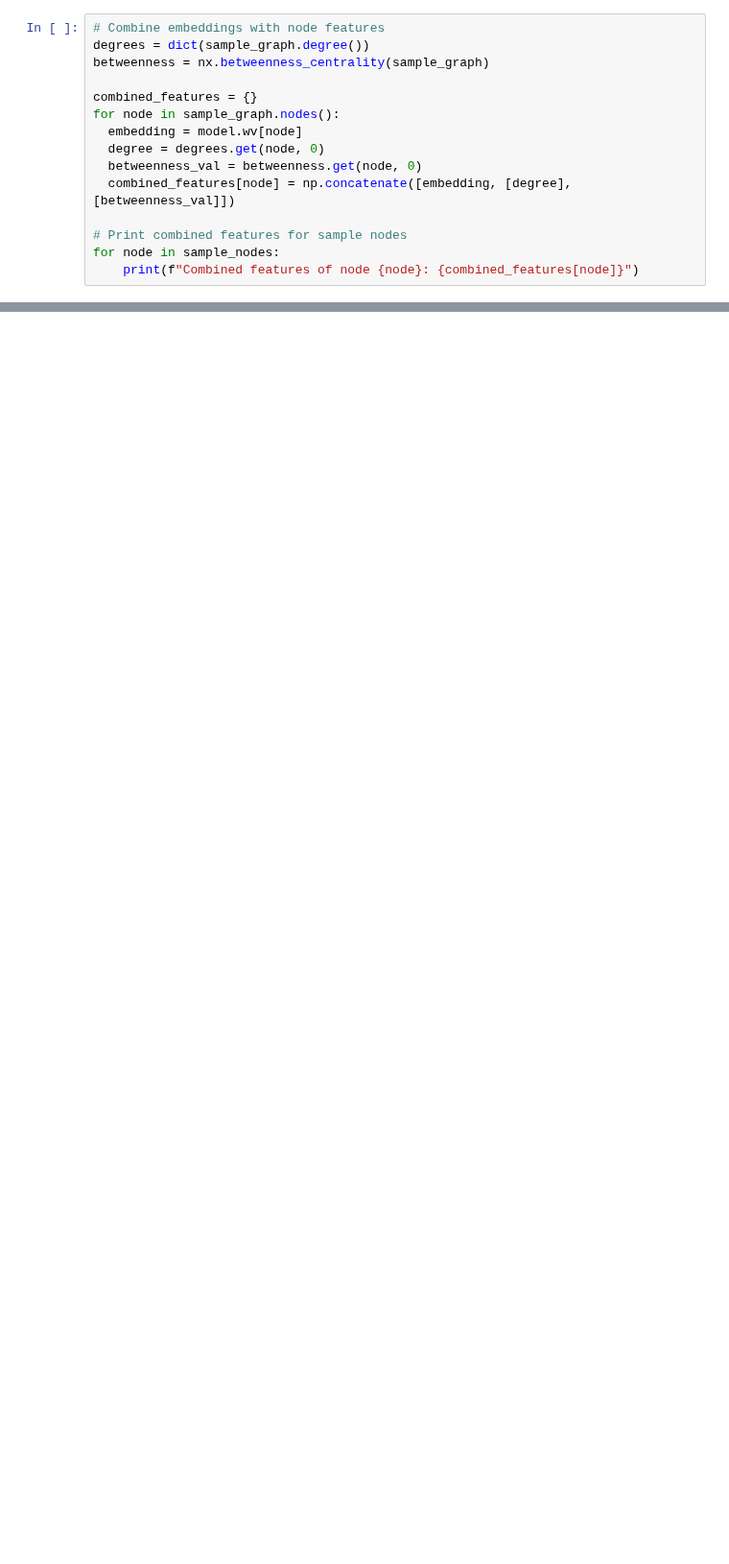
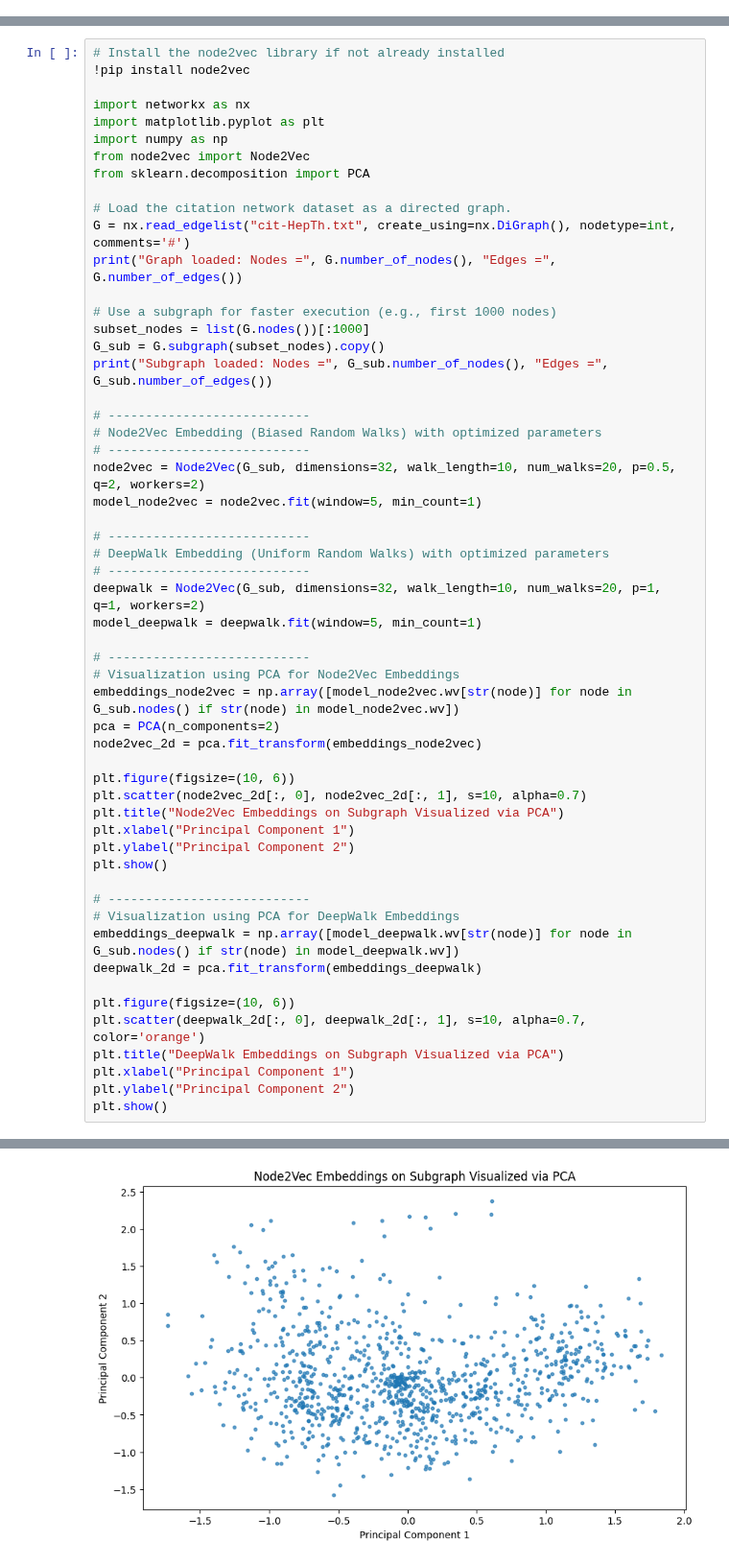
Before and after one commit to bgbg/ML-on-Graphs, a Jupyter notebook: 8_Graph_Representations_and_Embeddings.ipynb, the cells around one changed output, grey strips where cells are left out. Shown at 96% size. Drawn from its saved outputs; the diff is of its cells as text; blank space fills up the shorter version.

```diff
--- a/8_Graph_Representations_and_Embeddings.ipynb
+++ b/8_Graph_Representations_and_Embeddings.ipynb
@@ -703,15 +2,0 @@ The code above uses the gensim library to generate node embeddings using the Dee
-# %%
-# Combine embeddings with node features
-degrees = dict(sample_graph.degree())
-betweenness = nx.betweenness_centrality(sample_graph)
-
-combined_features = {}
-for node in sample_graph.nodes():
-  embedding = model.wv[node]
-  degree = degrees.get(node, 0)
-  betweenness_val = betweenness.get(node, 0)
-  combined_features[node] = np.concatenate([embedding, [degree], [betweenness_val]])
-
-# Print combined features for sample nodes
-for node in sample_nodes:
-    print(f"Combined features of node {node}: {combined_features[node]}")
@@ -1132,0 +241,56 @@ There is no quiz for this section.
+# %%
+# Install the node2vec library if not already installed
+!pip install node2vec
+
+import networkx as nx
+import matplotlib.pyplot as plt
+import numpy as np
+from node2vec import Node2Vec
+from sklearn.decomposition import PCA
+
+# Load the citation network dataset as a directed graph.
+G = nx.read_edgelist("cit-HepTh.txt", create_using=nx.DiGraph(), nodetype=int, comments='#')
+print("Graph loaded: Nodes =", G.number_of_nodes(), "Edges =", G.number_of_edges())
+
+# Use a subgraph for faster execution (e.g., first 1000 nodes)
+subset_nodes = list(G.nodes())[:1000]
+G_sub = G.subgraph(subset_nodes).copy()
+print("Subgraph loaded: Nodes =", G_sub.number_of_nodes(), "Edges =", G_sub.number_of_edges())
+
+# ---------------------------
+# Node2Vec Embedding (Biased Random Walks) with optimized parameters
+# ---------------------------
+node2vec = Node2Vec(G_sub, dimensions=32, walk_length=10, num_walks=20, p=0.5, q=2, workers=2)
+model_node2vec = node2vec.fit(window=5, min_count=1)
+
+# ---------------------------
+# DeepWalk Embedding (Uniform Random Walks) with optimized parameters
+# ---------------------------
+deepwalk = Node2Vec(G_sub, dimensions=32, walk_length=10, num_walks=20, p=1, q=1, workers=2)
+model_deepwalk = deepwalk.fit(window=5, min_count=1)
+
+# ---------------------------
+# Visualization using PCA for Node2Vec Embeddings
+embeddings_node2vec = np.array([model_node2vec.wv[str(node)] for node in G_sub.nodes() if str(node) in model_node2vec.wv])
+pca = PCA(n_components=2)
+node2vec_2d = pca.fit_transform(embeddings_node2vec)
+
+plt.figure(figsize=(10, 6))
+plt.scatter(node2vec_2d[:, 0], node2vec_2d[:, 1], s=10, alpha=0.7)
+plt.title("Node2Vec Embeddings on Subgraph Visualized via PCA")
+plt.xlabel("Principal Component 1")
+plt.ylabel("Principal Component 2")
+plt.show()
+
+# ---------------------------
+# Visualization using PCA for DeepWalk Embeddings
+embeddings_deepwalk = np.array([model_deepwalk.wv[str(node)] for node in G_sub.nodes() if str(node) in model_deepwalk.wv])
+deepwalk_2d = pca.fit_transform(embeddings_deepwalk)
+
+plt.figure(figsize=(10, 6))
+plt.scatter(deepwalk_2d[:, 0], deepwalk_2d[:, 1], s=10, alpha=0.7, color='orange')
+plt.title("DeepWalk Embeddings on Subgraph Visualized via PCA")
+plt.xlabel("Principal Component 1")
+plt.ylabel("Principal Component 2")
+plt.show()
+# %% [output]
@@ -1132,0 +308 @@ There is no quiz for this section.
+[figure, added]
```
Also changed, not shown: parts of 99 cells of this notebook.
